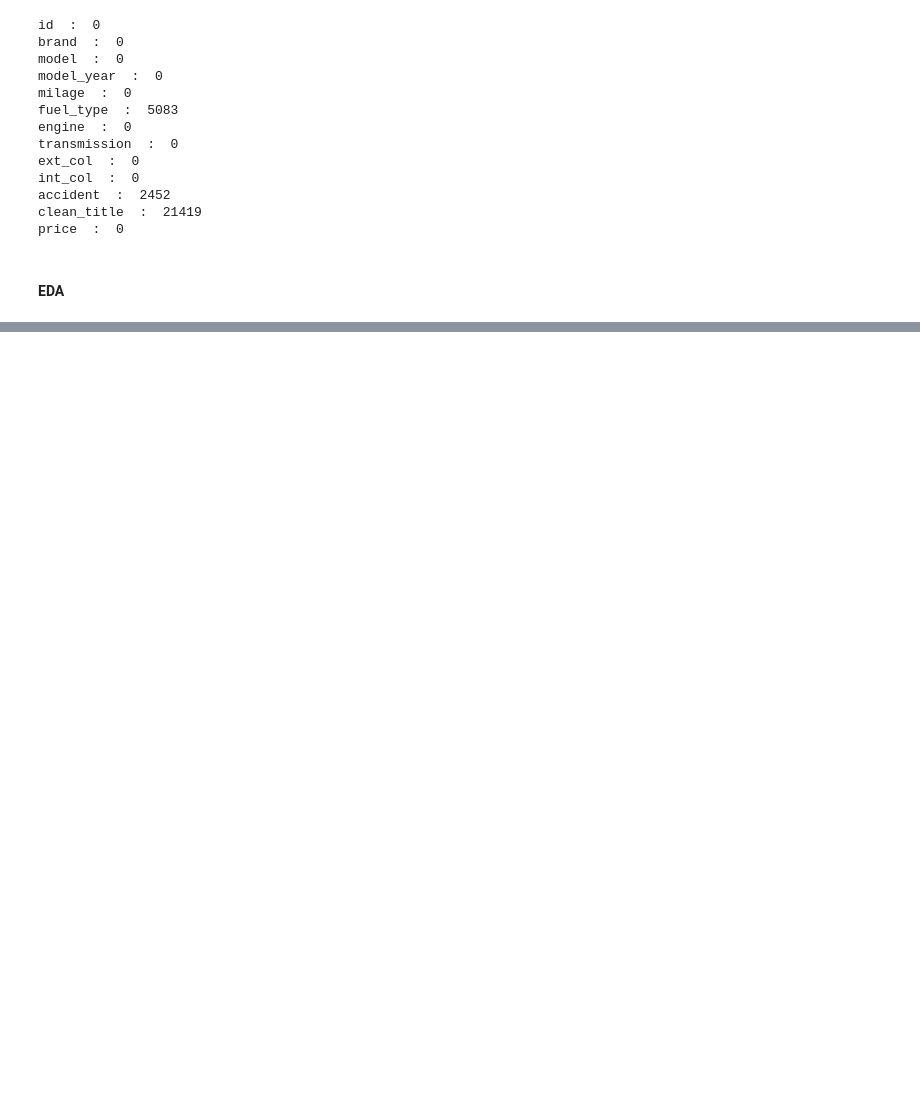
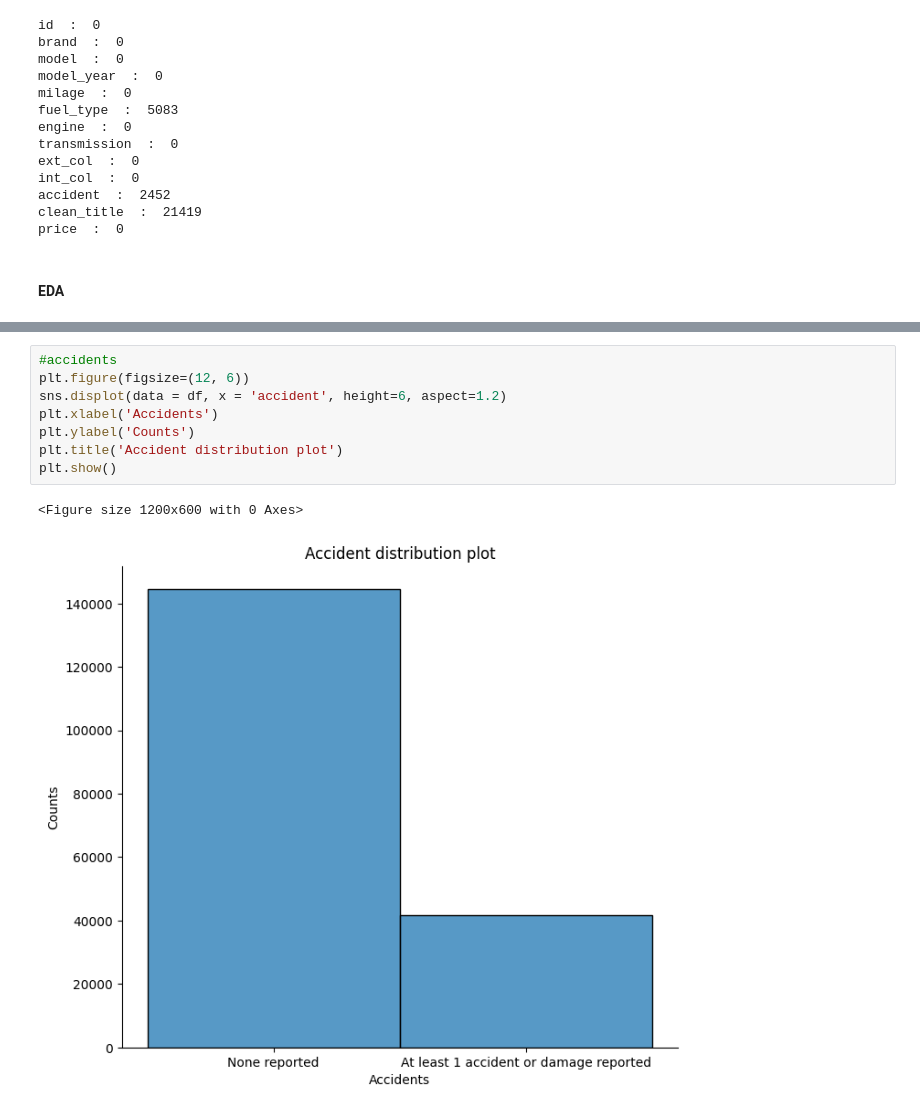
Before and after one commit to soham-bhagwat/Data-Analysis-EDA, a Jupyter notebook: competition-notebook.ipynb, the cells around one changed output, grey strips where cells are left out. Cells and saved outputs as stored; diff of their text form; blank space fills up the shorter version.

```diff
--- a/competition-notebook.ipynb
+++ b/competition-notebook.ipynb
@@ -130,0 +140,11 @@ plt.show()
+# %%
+#accidents
+plt.figure(figsize=(12, 6))
+sns.displot(data = df, x = 'accident', height=6, aspect=1.2)
+plt.xlabel('Accidents')
+plt.ylabel('Counts')
+plt.title('Accident distribution plot')
+plt.show()
+# %% [output]
+<Figure size 1200x600 with 0 Axes>
+[figure, added]
```
Also changed, not shown: parts of 17 cells of this notebook.
